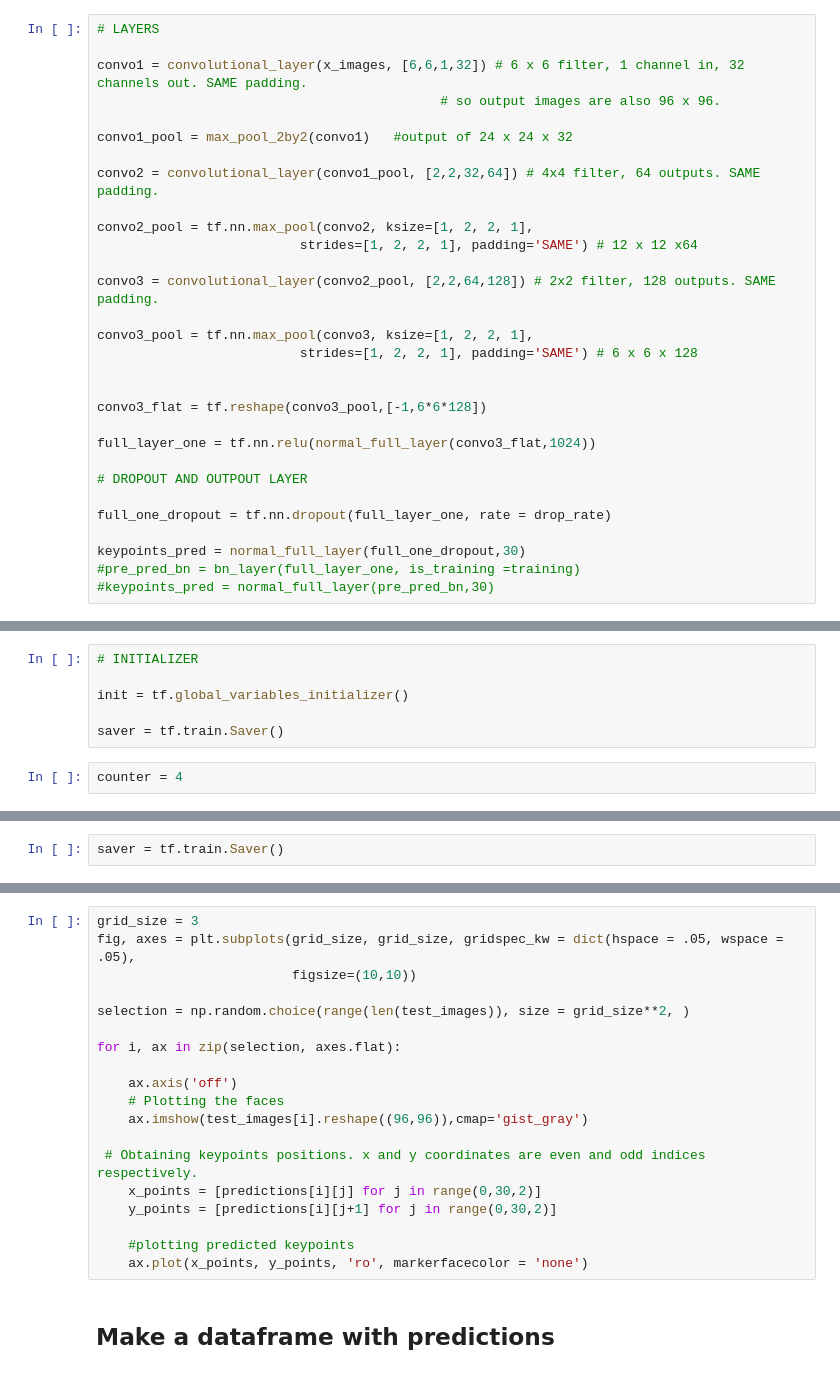
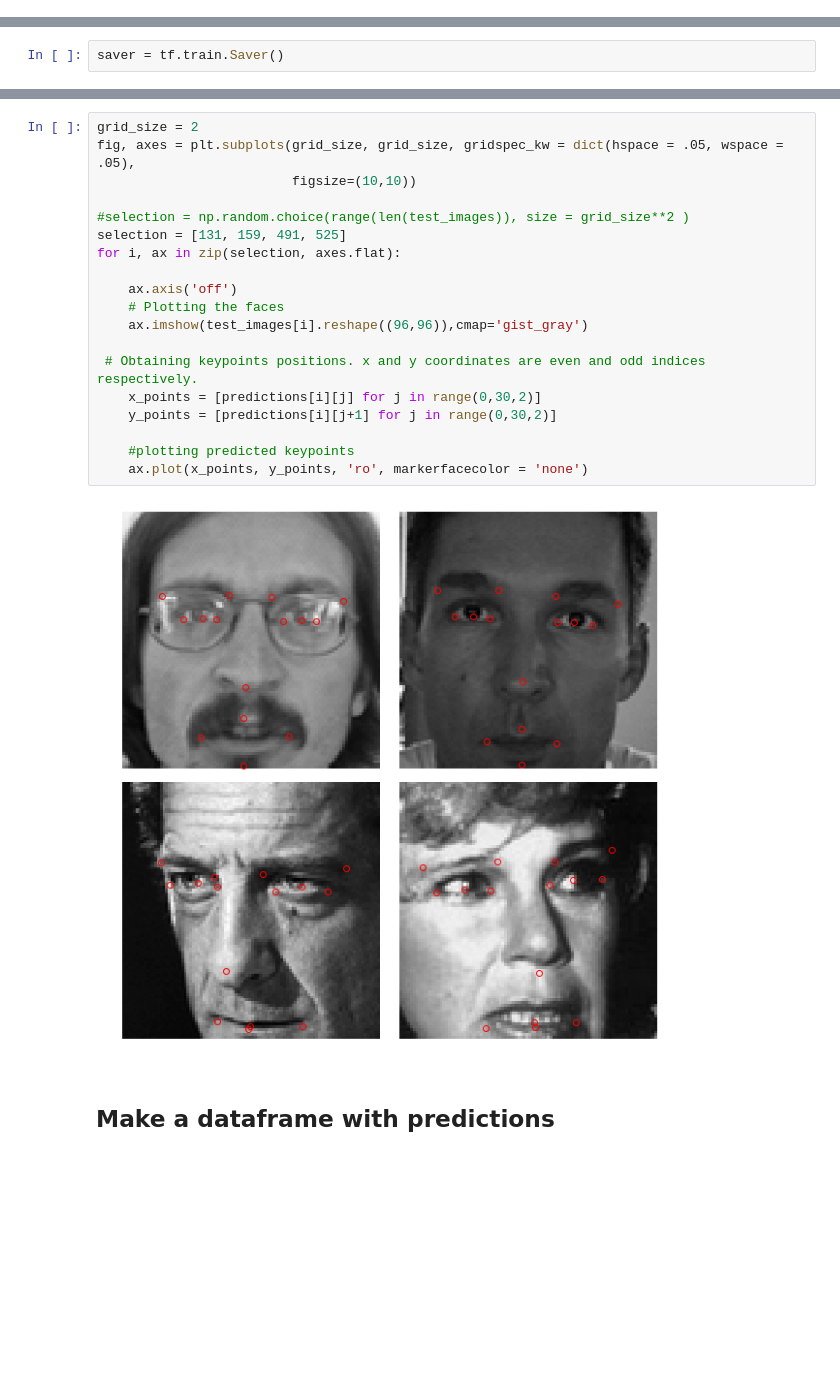
Before and after one commit to sgmig/ml_projects, a Jupyter notebook: kaggle/facial-keypoints-detection/facial_keypoints_CNN_training_Full_File.ipynb, the cells around one changed output, grey strips where cells are left out. Cells and saved outputs as stored; diff of their text form; blank space fills up the shorter version.

```diff
--- a/kaggle/facial-keypoints-detection/facial_keypoints_CNN_training_Full_File.ipynb
+++ b/kaggle/facial-keypoints-detection/facial_keypoints_CNN_training_Full_File.ipynb
@@ -391,30 +395,0 @@ x_images = tf.image.per_image_standardization(tf.reshape(x, [-1,96,96,1]))
-# %%
-# LAYERS
-
-convo1 = convolutional_layer(x_images, [6,6,1,32]) # 6 x 6 filter, 1 channel in, 32 channels out. SAME padding.
-                                            # so output images are also 96 x 96.
-
-convo1_pool = max_pool_2by2(convo1)   #output of 24 x 24 x 32
-
-convo2 = convolutional_layer(convo1_pool, [2,2,32,64]) # 4x4 filter, 64 outputs. SAME padding.
-
-convo2_pool = tf.nn.max_pool(convo2, ksize=[1, 2, 2, 1],
-                          strides=[1, 2, 2, 1], padding='SAME') # 12 x 12 x64
-
-convo3 = convolutional_layer(convo2_pool, [2,2,64,128]) # 2x2 filter, 128 outputs. SAME padding.
-
-convo3_pool = tf.nn.max_pool(convo3, ksize=[1, 2, 2, 1],
-                          strides=[1, 2, 2, 1], padding='SAME') # 6 x 6 x 128
-
-
-convo3_flat = tf.reshape(convo3_pool,[-1,6*6*128])
-
-full_layer_one = tf.nn.relu(normal_full_layer(convo3_flat,1024))
-
-# DROPOUT AND OUTPOUT LAYER
-
-full_one_dropout = tf.nn.dropout(full_layer_one, rate = drop_rate)
-
-keypoints_pred = normal_full_layer(full_one_dropout,30)
-#pre_pred_bn = bn_layer(full_layer_one, is_training =training)
-#keypoints_pred = normal_full_layer(pre_pred_bn,30)
@@ -431,8 +395,0 @@ train = optimizer.minimize(masked_loss)
-# %%
-# INITIALIZER
-
-init = tf.global_variables_initializer()
-
-saver = tf.train.Saver()
-# %%
-counter = 4
@@ -638,22 +508,24 @@ predictions.shape
 # %%
-grid_size = 3
+grid_size = 2
 fig, axes = plt.subplots(grid_size, grid_size, gridspec_kw = dict(hspace = .05, wspace = .05),
                          figsize=(10,10))
 
-selection = np.random.choice(range(len(test_images)), size = grid_size**2, )
-
+#selection = np.random.choice(range(len(test_images)), size = grid_size**2 )
+selection = [131, 159, 491, 525]
 for i, ax in zip(selection, axes.flat):
 
     ax.axis('off')
     # Plotting the faces
     ax.imshow(test_images[i].reshape((96,96)),cmap='gist_gray')
 
  # Obtaining keypoints positions. x and y coordinates are even and odd indices respectively.
     x_points = [predictions[i][j] for j in range(0,30,2)]
     y_points = [predictions[i][j+1] for j in range(0,30,2)]
 
     #plotting predicted keypoints
     ax.plot(x_points, y_points, 'ro', markerfacecolor = 'none')
+# %% [output]
+[figure, added]
 # %% [markdown]
 ## Make a dataframe with predictions
 # %%
```
Also changed, not shown: parts of 50 cells of this notebook.
